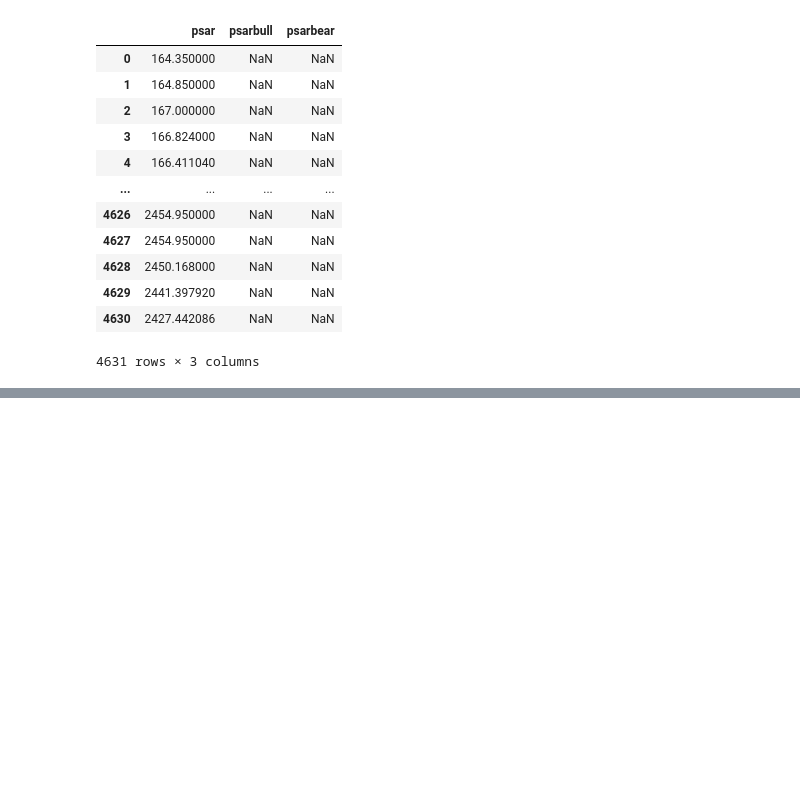
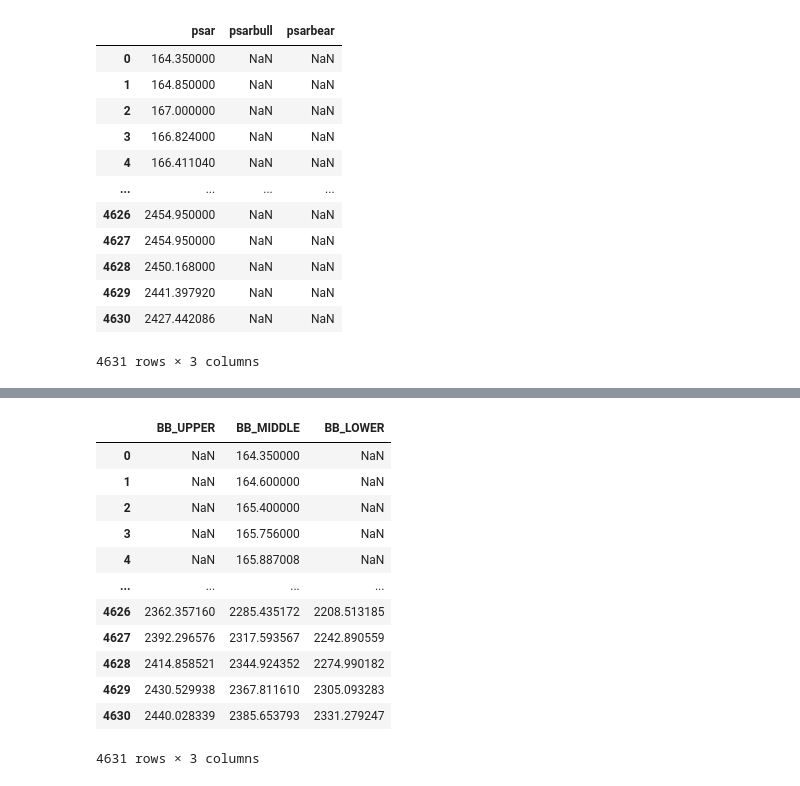
Before and after one commit to divyanshu-kunwar/StatisticIndicators, a Jupyter notebook: indicator.ipynb, the cells around one changed output, grey strips where cells are left out. Saved outputs shown, nothing was run; the diff lists cells and outputs as text; code cells hidden in the pictures; blank space fills up the shorter version.

```diff
--- a/indicator.ipynb
+++ b/indicator.ipynb
@@ -1057,0 +1085,28 @@ bbands(df)
+# %%
+ def mobo(
+
+        data: DataFrame,
+        period: int = 10,
+        std_multiplier: float = 0.8,
+        column: str = "close",
+    ) -> DataFrame:
+
+
+
+        BB = bbands(data, period=10, std_multiplier=0.8, column=column)
+        return BB
+mobo(df)
+# %% [output]
+|  | BB_UPPER | BB_MIDDLE | BB_LOWER |
+| 0 | NaN | 164.350000 | NaN |
+| 1 | NaN | 164.600000 | NaN |
+| 2 | NaN | 165.400000 | NaN |
+| 3 | NaN | 165.756000 | NaN |
+| 4 | NaN | 165.887008 | NaN |
+| ... | ... | ... | ... |
+| 4626 | 2362.357160 | 2285.435172 | 2208.513185 |
+| 4627 | 2392.296576 | 2317.593567 | 2242.890559 |
+| 4628 | 2414.858521 | 2344.924352 | 2274.990182 |
+| 4629 | 2430.529938 | 2367.811610 | 2305.093283 |
+| 4630 | 2440.028339 | 2385.653793 | 2331.279247 |
+4631 rows × 3 columns
```
Also changed, not shown: parts of 5 cells of this notebook.
